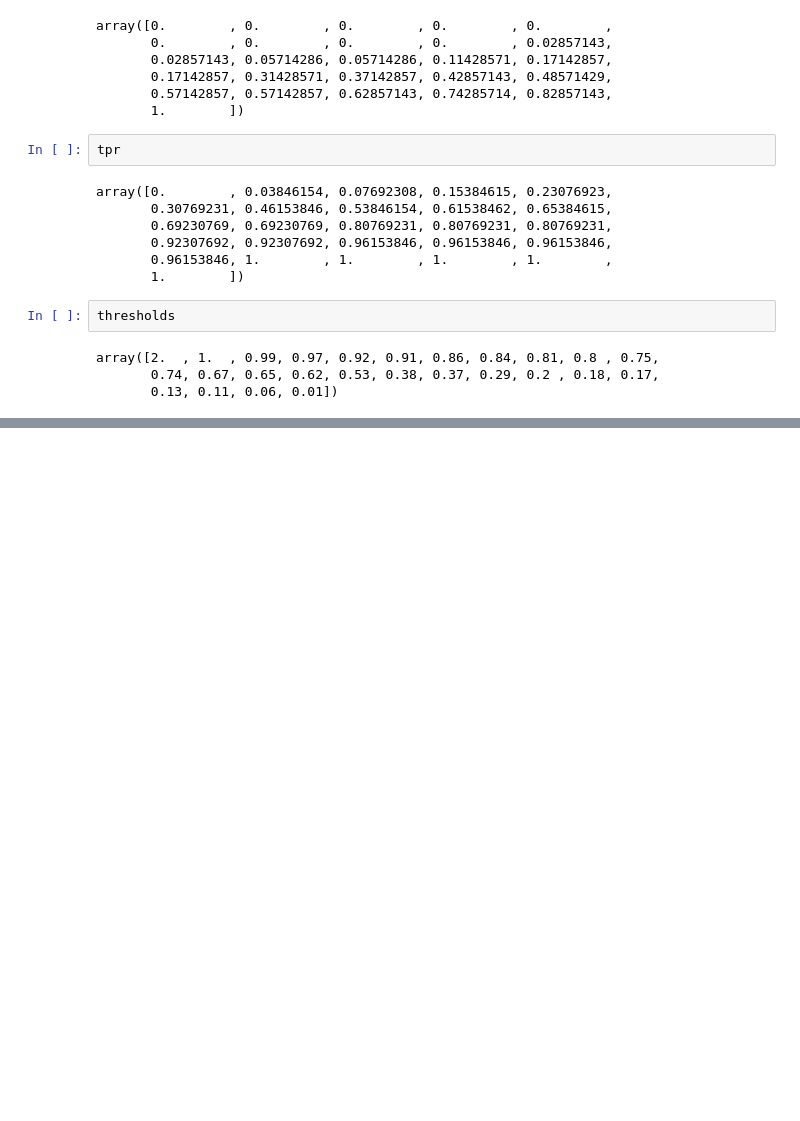
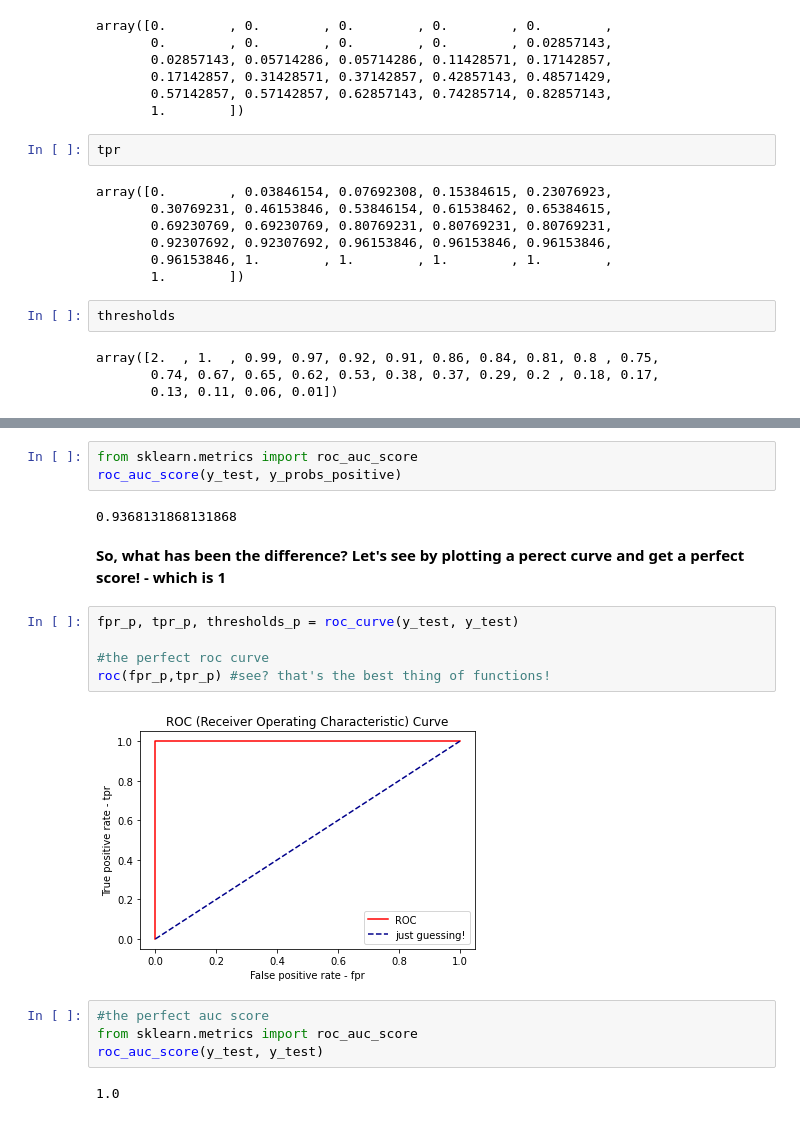
Before and after one commit to ineelhere/Machine-Learning-and-Data-Science, a Jupyter notebook: scikit-learn/5-Evaluating-ML-model.ipynb, the cells around one changed output, grey strips where cells are left out. Drawn from its saved outputs; the diff is of its cells as text; blank space fills up the shorter version.

```diff
--- a/scikit-learn/5-Evaluating-ML-model.ipynb
+++ b/scikit-learn/5-Evaluating-ML-model.ipynb
@@ -502 +505,22 @@ roc(fpr, tpr)
+# %%
+from sklearn.metrics import roc_auc_score
+roc_auc_score(y_test, y_probs_positive)
+# %% [output]
+0.9368131868131868
+# %% [markdown]
+**So, what has been the difference?**
+**Let's see by plotting a perect curve and get a perfect score! - which is 1**
+# %%
+fpr_p, tpr_p, thresholds_p = roc_curve(y_test, y_test)
+
+#the perfect roc curve
+roc(fpr_p,tpr_p) #see? that's the best thing of functions!
+# %% [output]
+[figure, added]
+# %%
+#the perfect auc score
+from sklearn.metrics import roc_auc_score
+roc_auc_score(y_test, y_test)
+# %% [output]
+1.0
 # %% [markdown]
```
Also changed, not shown: parts of 5 cells of this notebook.
